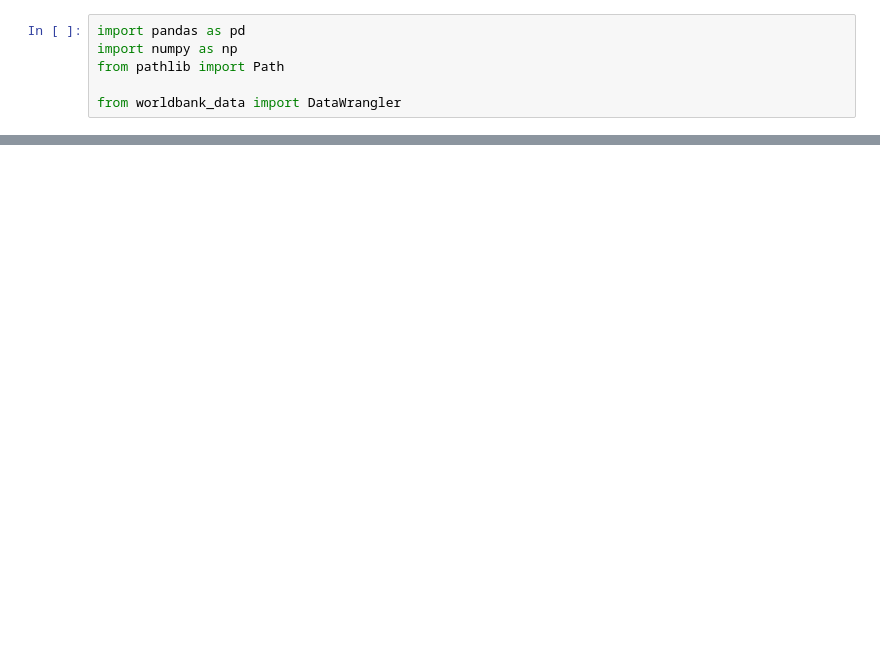
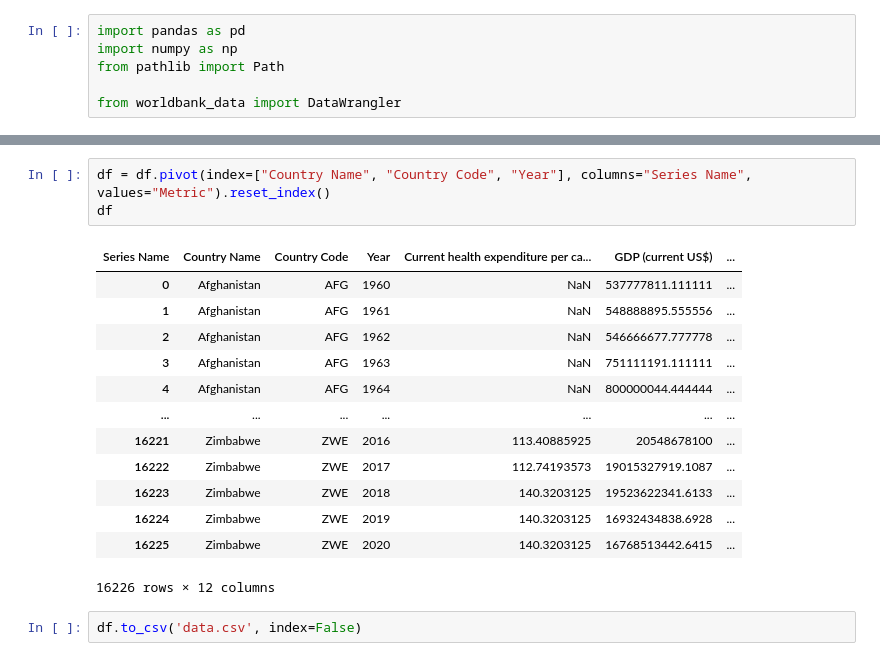
Before and after one commit to endjin/Endjin.RecommendedPractices.AzureDevopsPipelines.Python, a Jupyter notebook: worldbank_data.ipynb, the cells around one changed output, grey strips where cells are left out. Cells and saved outputs as stored; diff of their text form; blank space fills up the shorter version.

```diff
--- a/worldbank_data.ipynb
+++ b/worldbank_data.ipynb
@@ -59,0 +103,19 @@ df
+# %%
+df = df.pivot(index=["Country Name", "Country Code", "Year"], columns="Series Name", values="Metric").reset_index()
+df
+# %% [output]
+| Series Name | Country Name | Country Code | Year | Current health expenditure per ca... | GDP (current US$) | ... |
+| 0 | Afghanistan | AFG | 1960 | NaN | 537777811.111111 | ... |
+| 1 | Afghanistan | AFG | 1961 | NaN | 548888895.555556 | ... |
+| 2 | Afghanistan | AFG | 1962 | NaN | 546666677.777778 | ... |
+| 3 | Afghanistan | AFG | 1963 | NaN | 751111191.111111 | ... |
+| 4 | Afghanistan | AFG | 1964 | NaN | 800000044.444444 | ... |
+| ... | ... | ... | ... | ... | ... | ... |
+| 16221 | Zimbabwe | ZWE | 2016 | 113.40885925 | 20548678100 | ... |
+| 16222 | Zimbabwe | ZWE | 2017 | 112.74193573 | 19015327919.1087 | ... |
+| 16223 | Zimbabwe | ZWE | 2018 | 140.3203125 | 19523622341.6133 | ... |
+| 16224 | Zimbabwe | ZWE | 2019 | 140.3203125 | 16932434838.6928 | ... |
+| 16225 | Zimbabwe | ZWE | 2020 | 140.3203125 | 16768513442.6415 | ... |
+16226 rows × 12 columns
+# %%
+df.to_csv('data.csv', index=False)
```
Also changed, not shown: parts of 6 cells of this notebook, 3 other files.
